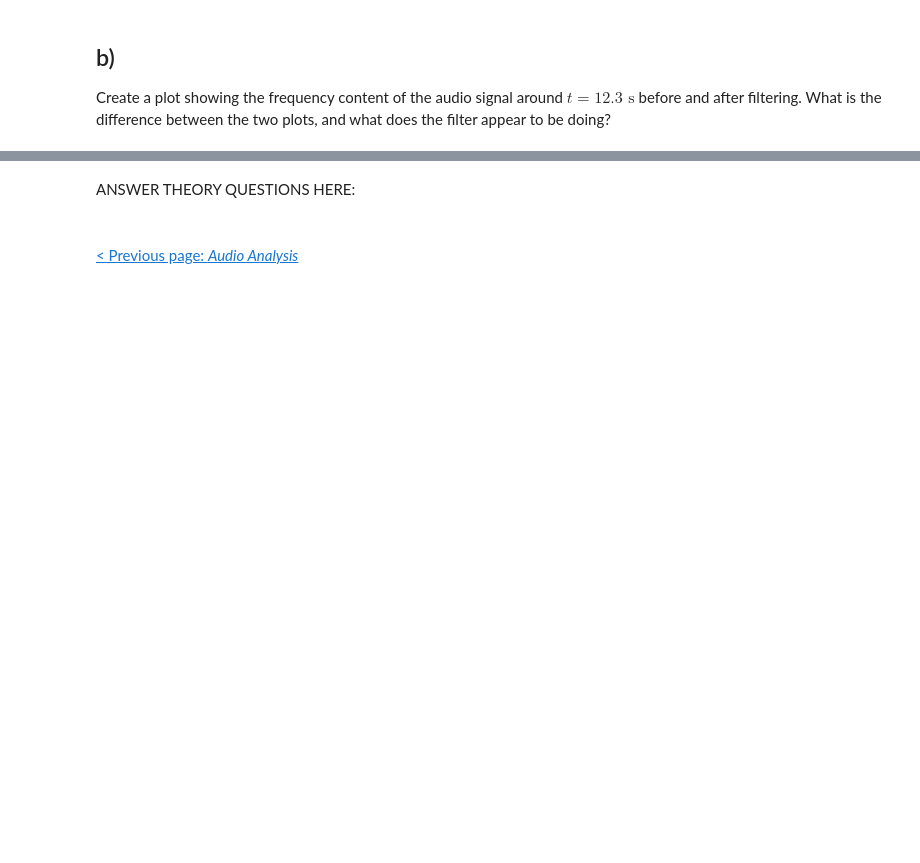
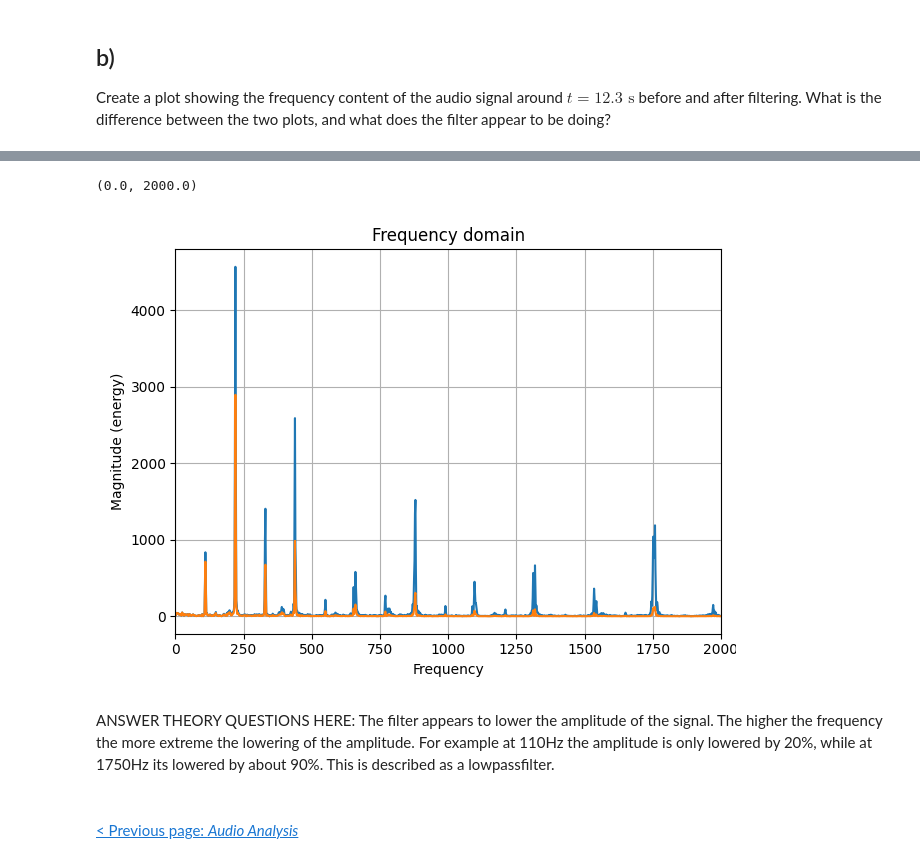
Before and after one commit to kaierih/AIS2201_Exercises, a Jupyter notebook: Exercise_1/5_audio_filtering.ipynb, the cells around one changed output, grey strips where cells are left out. Drawn from its saved outputs; the diff is of its cells as text; code cells hidden in the pictures; blank space fills up the shorter version.

```diff
--- a/Exercise_1/5_audio_filtering.ipynb
+++ b/Exercise_1/5_audio_filtering.ipynb
@@ -52,5 +82,19 @@ import matplotlib.pyplot as plt
+# %%
+minIndex = np.argmin(np.abs(timeArr - 12.0))
+maxIndex = np.argmin(np.abs(timeArr - 12.6))
+
+fig = plt.figure()
+plt.magnitude_spectrum(sampleData[minIndex-1:maxIndex+1],fs) # argument 'fs' required for x-axis to represent Hertz(Hz)
+plt.magnitude_spectrum(modifiedSampleData[minIndex-1:maxIndex+1],fs)
+plt.title("Frequency domain")
+plt.grid(True)
+plt.tight_layout() # Make room for axis labels
+plt.xlim([0, 2000])
+# %% [output]
+(0.0, 2000.0)
+[figure, added]
 # %% [markdown]
-ANSWER THEORY QUESTIONS HERE:
+ANSWER THEORY QUESTIONS HERE: The filter appears to lower the amplitude of the signal. The higher the frequency the more extreme the lowering of the amplitude. For example at 110Hz the amplitude is only lowered by 20%, while at 1750Hz its lowered by about 90%. This is described as a lowpassfilter.
 # %% [markdown]
 <br>
 <nav class="navbar navbar-default">
```
Also changed, not shown: parts of 5 cells of this notebook, 2 other files.
